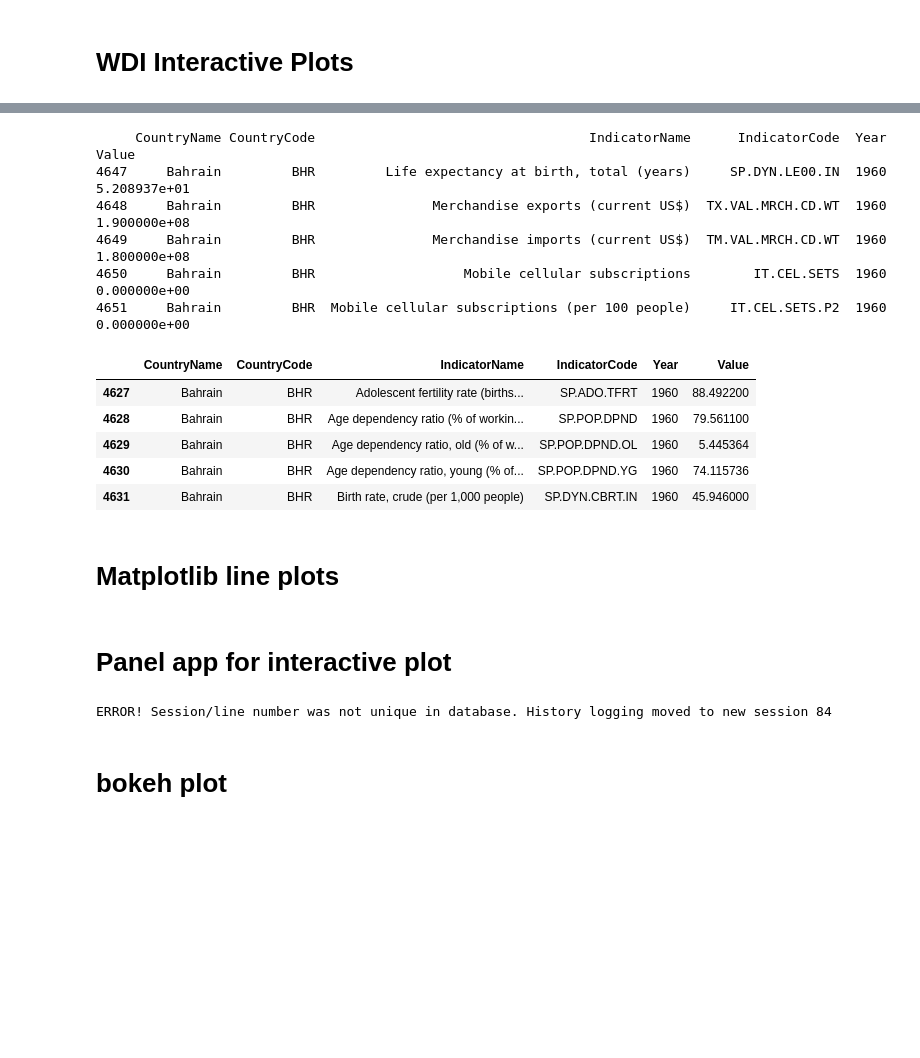
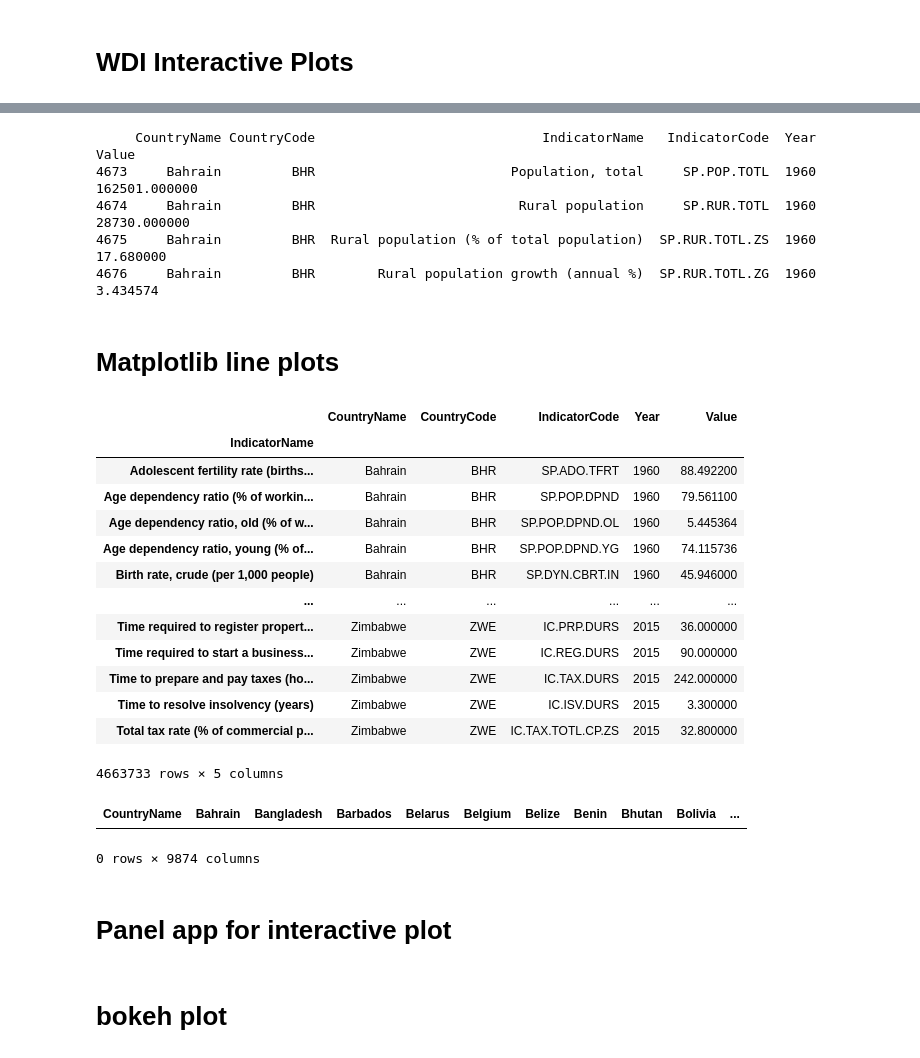
Before and after one commit to fabiokrone/DS_World_Development_Indicators, a Jupyter notebook: DSE_200X_MiniProject.ipynb, the cells around one changed output, grey strips where cells are left out. Drawn from its saved outputs; the diff is of its cells as text; code cells hidden in the pictures; blank space fills up the shorter version.

```diff
--- a/DSE_200X_MiniProject.ipynb
+++ b/DSE_200X_MiniProject.ipynb
@@ -199,27 +199,16 @@ wdi = pd.read_csv('../DS_World_Development_Indicators/data_wdi/Indicators.csv')
 
 #country names only
 countries = list(wdi['CountryName'].unique()[47:])
-scountries = ['Zimbabwe','Zambia','Botswana','Namibia','South Africa']
-#indicator names
+scountries = ['Germany','Portugal','Brazil']
 names = list(wdi['IndicatorName'])
 wdi = wdi[wdi['CountryName'].isin(countries)]
-print (wdi[20:25])
+print (wdi[46:50])
 # %% [output]
-     CountryName CountryCode                                   IndicatorName      IndicatorCode  Year         Value
-4647     Bahrain         BHR         Life expectancy at birth, total (years)     SP.DYN.LE00.IN  1960  5.208937e+01
-4648     Bahrain         BHR               Merchandise exports (current US$)  TX.VAL.MRCH.CD.WT  1960  1.900000e+08
-4649     Bahrain         BHR               Merchandise imports (current US$)  TM.VAL.MRCH.CD.WT  1960  1.800000e+08
-4650     Bahrain         BHR                   Mobile cellular subscriptions        IT.CEL.SETS  1960  0.000000e+00
-4651     Bahrain         BHR  Mobile cellular subscriptions (per 100 people)     IT.CEL.SETS.P2  1960  0.000000e+00
+     CountryName CountryCode                             IndicatorName   IndicatorCode  Year          Value
+4673     Bahrain         BHR                         Population, total     SP.POP.TOTL  1960  162501.000000
+4674     Bahrain         BHR                          Rural population     SP.RUR.TOTL  1960   28730.000000
+4675     Bahrain         BHR  Rural population (% of total population)  SP.RUR.TOTL.ZS  1960      17.680000
+4676     Bahrain         BHR        Rural population growth (annual %)  SP.RUR.TOTL.ZG  1960       3.434574
-# %%
-wdi.head()
-# %% [output]
-|  | CountryName | CountryCode | IndicatorName | IndicatorCode | Year | Value |
-| 4627 | Bahrain | BHR | Adolescent fertility rate (births... | SP.ADO.TFRT | 1960 | 88.492200 |
-| 4628 | Bahrain | BHR | Age dependency ratio (% of workin... | SP.POP.DPND | 1960 | 79.561100 |
-| 4629 | Bahrain | BHR | Age dependency ratio, old (% of w... | SP.POP.DPND.OL | 1960 | 5.445364 |
-| 4630 | Bahrain | BHR | Age dependency ratio, young (% of... | SP.POP.DPND.YG | 1960 | 74.115736 |
-| 4631 | Bahrain | BHR | Birth rate, crude (per 1,000 people) | SP.DYN.CBRT.IN | 1960 | 45.946000 |
 # %% [markdown]
 # Matplotlib line plots
 # %%
@@ -261,0 +260,25 @@ fig.savefig('%s.png' %col,dpi=200)
+# %%
+x = wdi.set_index('IndicatorName')
+x
+# %% [output]
+|  | CountryName | CountryCode | IndicatorCode | Year | Value |
+| IndicatorName |  |  |  |  |  |
+| Adolescent fertility rate (births... | Bahrain | BHR | SP.ADO.TFRT | 1960 | 88.492200 |
+| Age dependency ratio (% of workin... | Bahrain | BHR | SP.POP.DPND | 1960 | 79.561100 |
+| Age dependency ratio, old (% of w... | Bahrain | BHR | SP.POP.DPND.OL | 1960 | 5.445364 |
+| Age dependency ratio, young (% of... | Bahrain | BHR | SP.POP.DPND.YG | 1960 | 74.115736 |
+| Birth rate, crude (per 1,000 people) | Bahrain | BHR | SP.DYN.CBRT.IN | 1960 | 45.946000 |
+| ... | ... | ... | ... | ... | ... |
+| Time required to register propert... | Zimbabwe | ZWE | IC.PRP.DURS | 2015 | 36.000000 |
+| Time required to start a business... | Zimbabwe | ZWE | IC.REG.DURS | 2015 | 90.000000 |
+| Time to prepare and pay taxes (ho... | Zimbabwe | ZWE | IC.TAX.DURS | 2015 | 242.000000 |
+| Time to resolve insolvency (years) | Zimbabwe | ZWE | IC.ISV.DURS | 2015 | 3.300000 |
+| Total tax rate (% of commercial p... | Zimbabwe | ZWE | IC.TAX.TOTL.CP.ZS | 2015 | 32.800000 |
+4663733 rows × 5 columns
+# %%
+col=wdi.iloc[202]['IndicatorName']
+df = get_data(col)
+df.head()
+# %% [output]
+| CountryName | Bahrain | Bangladesh | Barbados | Belarus | Belgium | Belize | Benin | Bhutan | Bolivia | ... |
+0 rows × 9874 columns
@@ -262,9 +290,9 @@ fig.savefig('%s.png' %col,dpi=200)
 # %% [markdown]
 # Panel app for interactive plot
 # %%
-select=pn.widgets.Select(name='Indicator',options=names[:900],value=names[24])
-daterange = pn.widgets.RangeSlider(name='Dates', start=1961, end=2019, value=(1961,2019), step=1)
-countryselect = pn.widgets.MultiSelect(name='Country',options=countries,value=scountries,size=8)
+select=pn.widgets.Select(name='Indicator',options=names[:90],value=names[24])
+daterange = pn.widgets.RangeSlider(name='Dates', start=1960, end=2015, value=(1960,2015), step=1)
+countryselect = pn.widgets.MultiSelect(name='Country',options=countries,size=8)#value=scountries
 typeselect = pn.widgets.Select(name='Plot kind',options=['line','area'])
 colorselect = pn.widgets.Checkbox(name='Color',value=True)
 
@@ -278,8 +306,6 @@ def update(col, years, countries, kind, color):
 
 app = pn.Row(pn.Column(select,countryselect,daterange,typeselect,colorselect), update)
 app
-# %% [output]
-ERROR! Session/line number was not unique in database. History logging moved to new session 84
 # %% [markdown]
 # bokeh plot
 # %%
```
Also changed, not shown: parts of 11 cells of this notebook, 2 other files.
